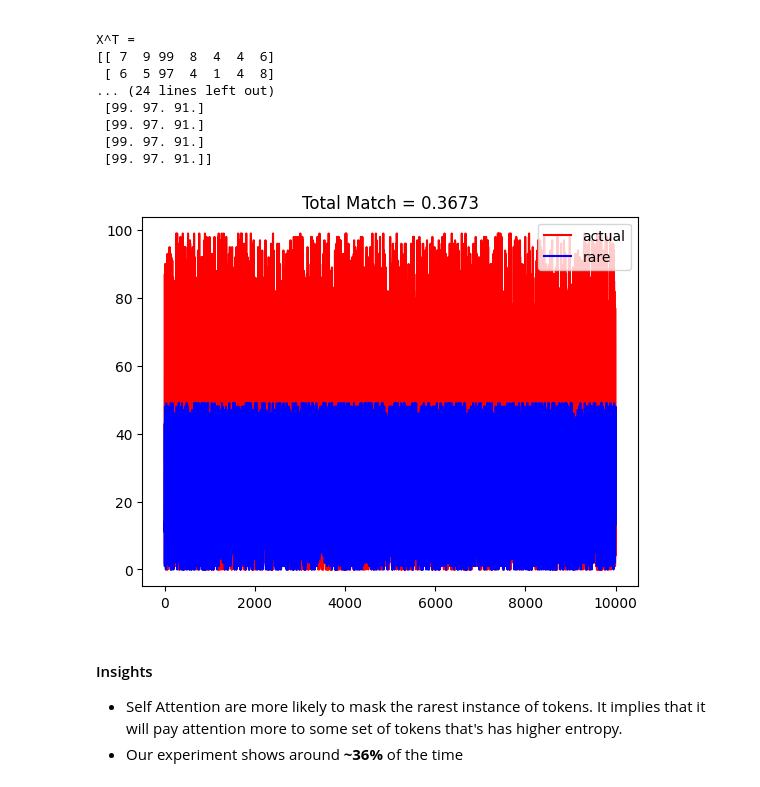
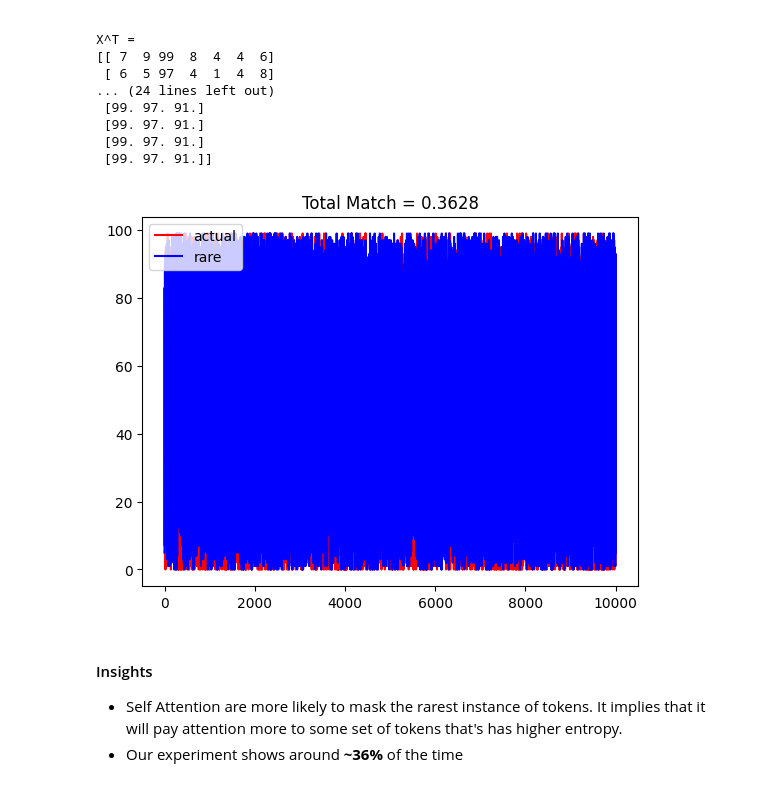
Before and after one commit to jumzzz/transformers-from-scratch, a Jupyter notebook: bishop/01-self-attention-basics.ipynb, the cells around one changed output. Drawn from its saved outputs; the diff is of its cells as text; code cells hidden in the pictures.

```diff
--- a/bishop/01-self-attention-basics.ipynb
+++ b/bishop/01-self-attention-basics.ipynb
@@ -213,7 +210,7 @@ for sample in range(10000):
     start_row = 0
     end_row = 100
 
-    rare_row = np.random.randint(0, 50)
+    rare_row = np.random.randint(0, end_row)
 
     typical_low = 0
     typical_high = 0
@@ -236,34 +233,35 @@ for sample in range(10000):
     col_size = 10
     tokens_list = []
 
     for i in range(0, end_row):
         if i == rare_row:
             tokens_list.append(np.random.randint(rare_low, rare_high, col_size))
         else:
             tokens_list.append(np.random.randint(typical_low, typical_high, col_size))
 
     tokens = np.array(tokens_list)
 
+    # Self-Attention
     res = softmax(tokens @ tokens.T) @ tokens
     actual_min_index.append(np.argmin(distance(res, tokens)))
     rare_row_index.append(rare_row)
 
 total_match = 0
 for x,y in zip(actual_min_index, rare_row_index):
     if x == y:
         total_match += 1
 
 total_sample = len(actual_min_index)
 # np.round(total_match / 100)
 percent_match = total_match / total_sample
 
 plt.plot(np.arange(len(actual_min_index)), actual_min_index, color='red', label='actual')
 plt.plot(np.arange(len(actual_min_index)), rare_row_index, color='blue', label='rare')
 plt.title(f'Total Match = {percent_match}')
 plt.legend()
 plt.show()
 # %% [output]
-[figure, old version]
+[figure, new version]
 # %% [markdown]
 #### Insights
 - Self Attention are more likely to mask the rarest instance of tokens. It implies that it will pay attention more to some set of tokens that's has higher entropy.
```
Also changed, not shown: parts of 5 cells of this notebook.
